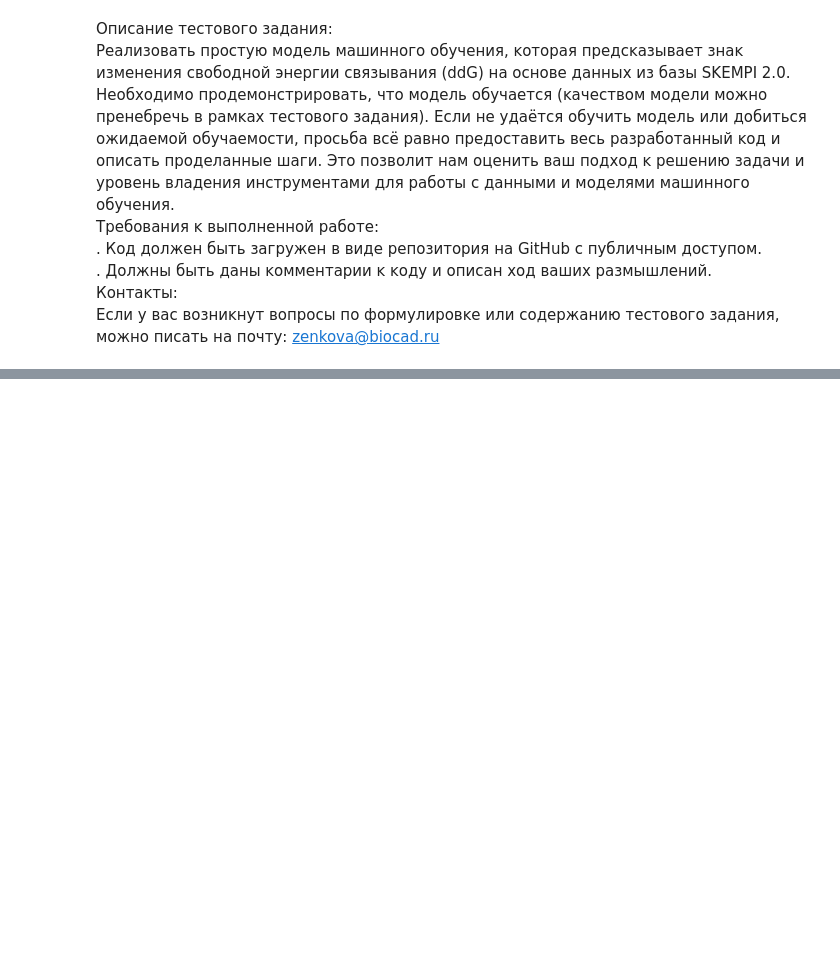
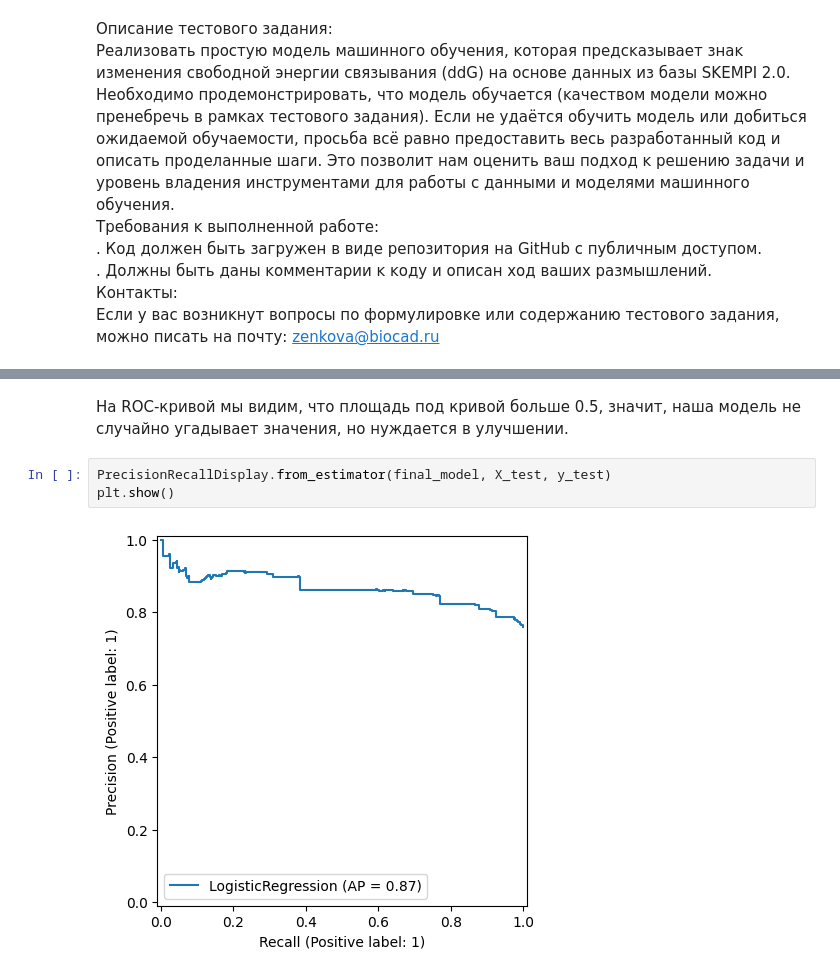
Before and after one commit to steministka/test-biocad-ml, a Jupyter notebook: Тестовое_биокад_мл.ipynb, the cells around one changed output, grey strips where cells are left out. Drawn from its saved outputs; the diff is of its cells as text; blank space fills up the shorter version.

```diff
--- a/Тестовое_биокад_мл.ipynb
+++ b/Тестовое_биокад_мл.ipynb
@@ -21,0 +405,7 @@
+# %% [markdown]
+На ROC-кривой мы видим, что площадь под кривой больше 0.5, значит, наша модель не случайно угадывает значения, но нуждается в улучшении.
+# %%
+PrecisionRecallDisplay.from_estimator(final_model, X_test, y_test)
+plt.show()
+# %% [output]
+[figure, added]
```
Also changed, not shown: parts of 70 cells of this notebook, 7 other files.
